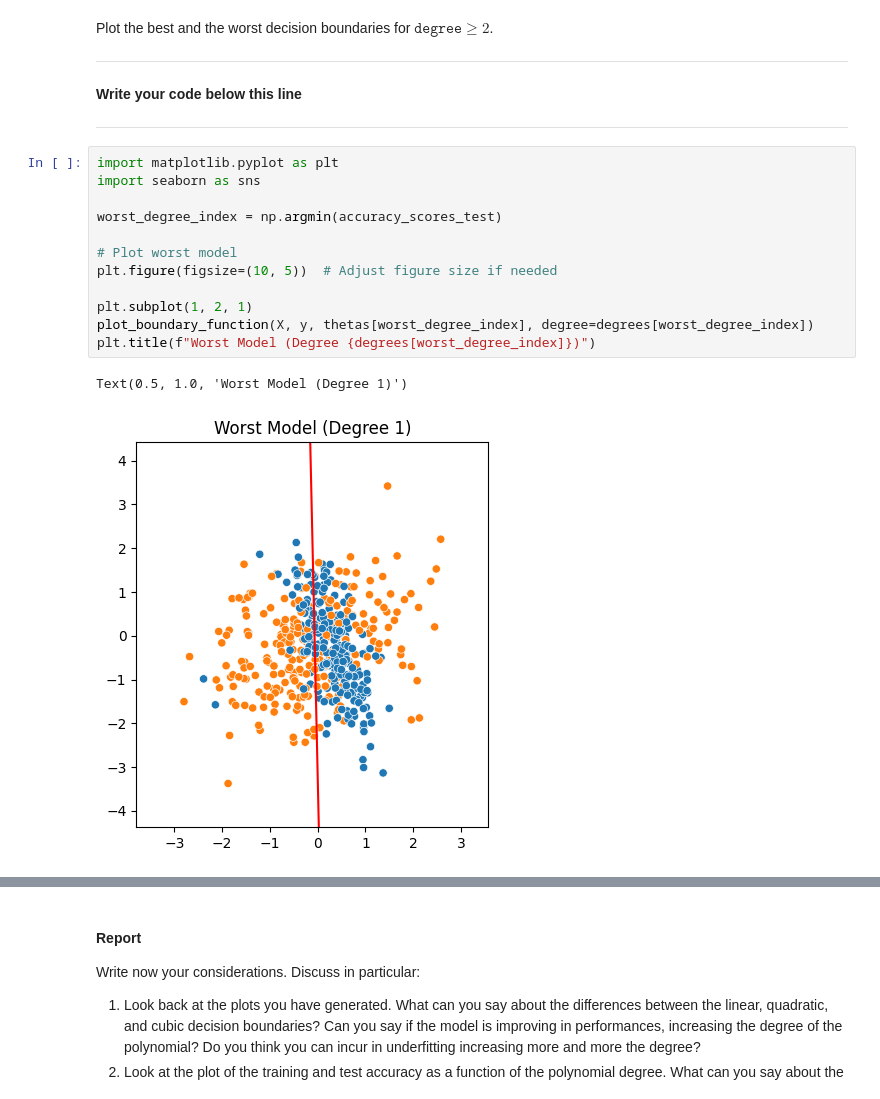
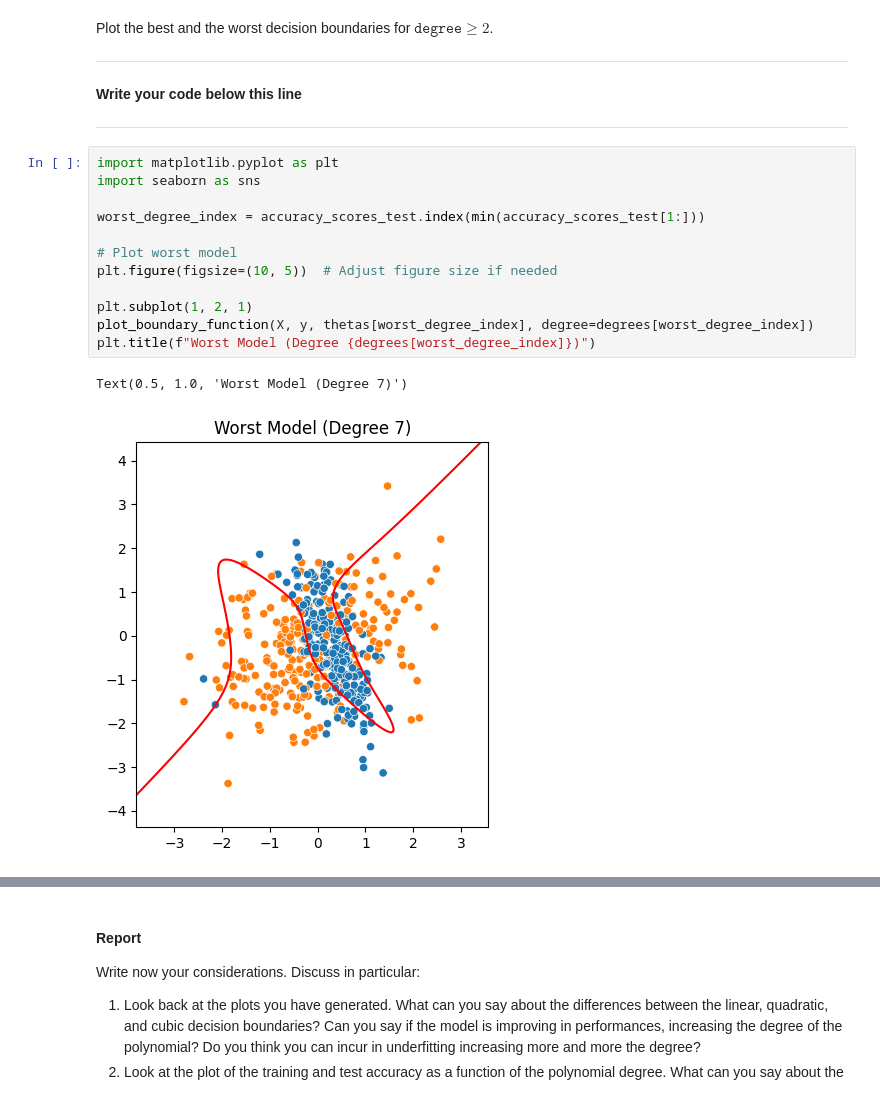
Before and after one commit to lucanudo/FDS-HM2, a Jupyter notebook: HomeW2.ipynb, the cells around one changed output, grey strips where cells are left out. Cells and saved outputs as stored; diff of their text form.

```diff
--- a/HomeW2.ipynb
+++ b/HomeW2.ipynb
@@ -549,16 +549,16 @@ Plot the best and the worst decision boundaries for $\texttt{degree} \geq 2$.
 # %%
 import matplotlib.pyplot as plt
 import seaborn as sns
 
-worst_degree_index = np.argmin(accuracy_scores_test)
+worst_degree_index = accuracy_scores_test.index(min(accuracy_scores_test[1:]))
 
 # Plot worst model
 plt.figure(figsize=(10, 5))  # Adjust figure size if needed
 
 plt.subplot(1, 2, 1)
 plot_boundary_function(X, y, thetas[worst_degree_index], degree=degrees[worst_degree_index])
 plt.title(f"Worst Model (Degree {degrees[worst_degree_index]})")
 # %% [output]
-Text(0.5, 1.0, 'Worst Model (Degree 1)')
+Text(0.5, 1.0, 'Worst Model (Degree 7)')
-[figure, old version]
+[figure, new version]
 # %%
```
Also changed, not shown: parts of 3 cells of this notebook.
